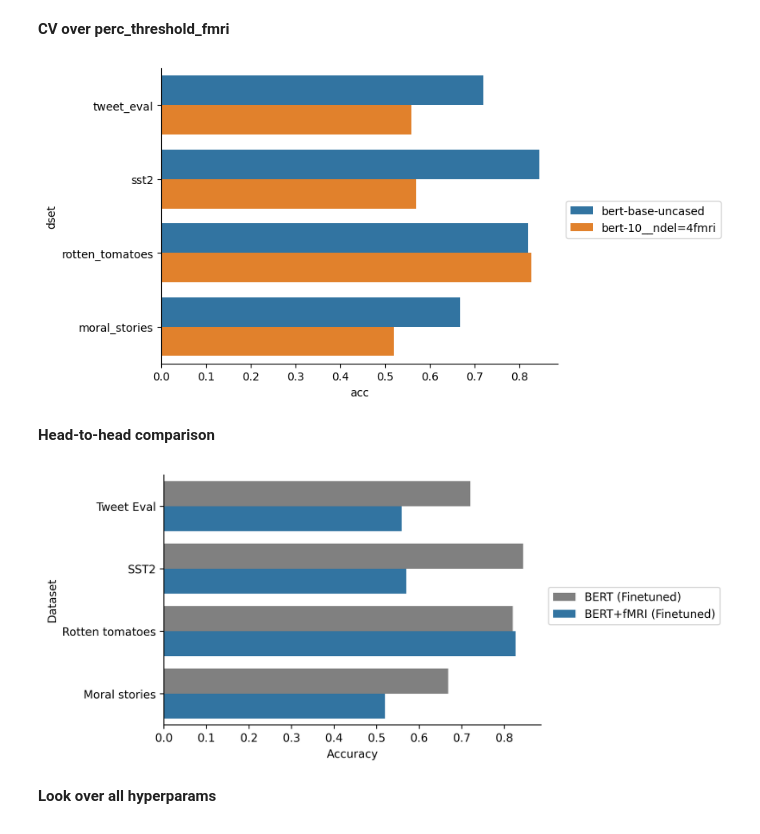
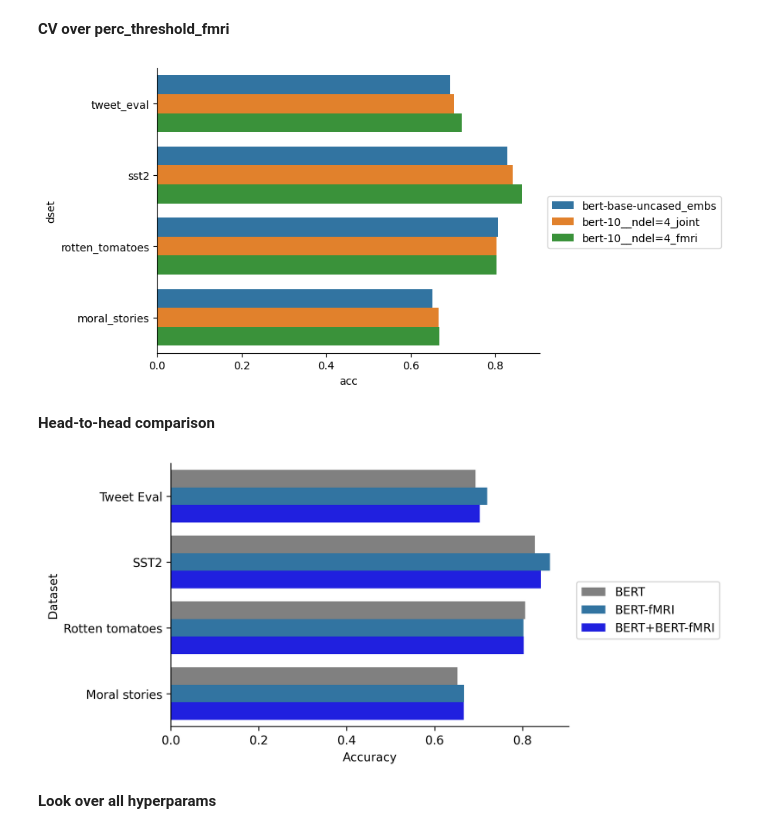
Before and after one commit to csinva/interpretable-embeddings, a Jupyter notebook: notebooks/02_decoding.ipynb, the cells around one changed output. Cells and saved outputs as stored; diff of their text form; code cells hidden in the pictures.

Commit message:
joint sweeps

```diff
--- a/notebooks/02_decoding.ipynb
+++ b/notebooks/02_decoding.ipynb
@@ -17,6 +20,7 @@ dvu.set_style()
 # %%
 # note: current best results are in oct17
-save_dir = '/home/chansingh/mntv1/deep-fMRI/results/linear_models/oct28_relu_dset_shuffled'
+save_dir = '/home/chansingh/mntv1/deep-fMRI/results/linear_models/oct28_compare_joint'
+# save_dir = '/home/chansingh/mntv1/deep-fMRI/results/linear_models/oct28_relu_dset_shuffled'
 # save_dir = '/home/chansingh/mntv1/deep-fMRI/results/linear_models/oct25'
 # save_dir = '/home/chansingh/mntv1/deep-fMRI/results/linear_models/oct26_relu_and_normalization'
 # save_dir = '/home/chansingh/mntv1/deep-fMRI/results/linear_models/subsamp_oct17'
@@ -57,29 +69,32 @@ sns.barplot(data=dt, y='dset', x='acc', hue='model', orient='h')
 plt.legend(bbox_to_anchor=(1.02, 0.55), loc='upper left', borderaxespad=0)
 plt.show()
 # %% [output]
-[figure, old version]
+[figure, new version]
 # %% [markdown]
 **Head-to-head comparison**
 # %%
 dsets = ['rotten_tomatoes', 'moral_stories', 'sst2', 'tweet_eval']
 dh = dt[dt.dset.isin(dsets)]
-dh = dh[dh.model.isin(['bert-base-uncased', 'bert-10__ndel=4fmri'])]
-dh['legend'] = dh['model'].map({
-    'bert-base-uncased': 'BERT (Finetuned)',
-    'bert-10__ndel=4fmri': 'BERT+fMRI (Finetuned)',
-})
+legend = {
+    'bert-base-uncased_embs': 'BERT',
+    'bert-10__ndel=4_fmri': 'BERT-fMRI',
+    'bert-10__ndel=4_joint': 'BERT+BERT-fMRI',
+}
+dh = dh[dh.model.isin(legend.keys())]
+dh['legend'] = dh['model'].map(legend)
 dh['dset_clean'] = dh['dset'].map(viz.DSETS_RENAME)
 
 plt.figure(figsize=(6, 4), dpi=300)
 sns.barplot(data=dh, y='dset_clean', x='acc', hue='legend', orient='h',
-            hue_order=['BERT (Finetuned)', 'BERT+fMRI (Finetuned)'],
-            palette=['gray', 'C0']) # '#ff6141'])
+            hue_order=list(legend.values()),
+            palette=['gray', 'C0', 'blue']
+            ) # '#ff6141'])
 plt.xlabel('Accuracy')
 plt.ylabel('Dataset')
 plt.legend(bbox_to_anchor=(1.02, 0.55), loc='upper left', borderaxespad=0)
 plt.show()
 # %% [output]
-[figure, old version]
+[figure, new version]
 # %% [markdown]
 **Look over all hyperparams**
 # %%
```
Also changed, not shown: parts of 3 cells of this notebook, 3 other files.
